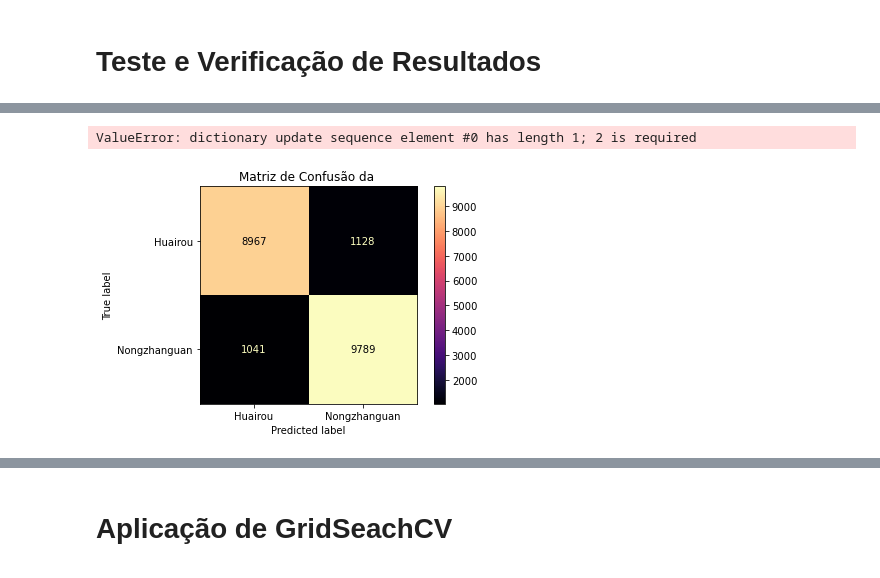
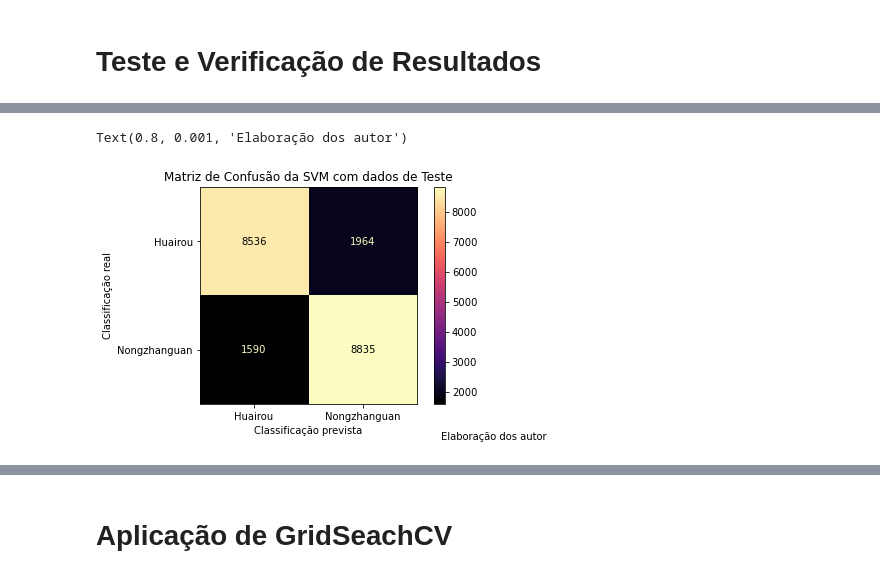
Before and after one commit to schandon/Monografia, a Jupyter notebook: testeMono.ipynb, the cells around one changed output, grey strips where cells are left out. Drawn from its saved outputs; the diff is of its cells as text; code cells hidden in the pictures.

```diff
--- a/testeMono.ipynb
+++ b/testeMono.ipynb
@@ -338,16 +368,15 @@ Text(0.8, 0.001, 'Elaboração dos autores')
 # %%
 # Matriz de confusão
-for nome_modelo, modelo  in modelos.items():
-    plot_confusion_matrix(modelo,
+plot_confusion_matrix(modelo_svm,
                       X_test_standardScaler,
-                      previsao,
+                      y_test,
                       cmap = "magma")
 
-    plt.grid(False)
-    plt.title("Matriz de Confusão da ", nome_modelo)
-    plt.xlabel("Classificação prevista")
-    plt.ylabel("Classificação real")
-    plt.figtext(0.8,0.001, "Elaboração dos autores", fontsize = 10)
+plt.grid(False)
+plt.title("Matriz de Confusão da SVM com dados de Teste")
+plt.xlabel("Classificação prevista")
+plt.ylabel("Classificação real")
+plt.figtext(0.8,0.001, "Elaboração dos autor", fontsize = 10)
 # %% [output]
-ValueError: dictionary update sequence element #0 has length 1; 2 is required
+Text(0.8, 0.001, 'Elaboração dos autor')
-[figure, old version]
+[figure, new version]
```
Also changed, not shown: parts of 8 cells of this notebook, 8 other files.
